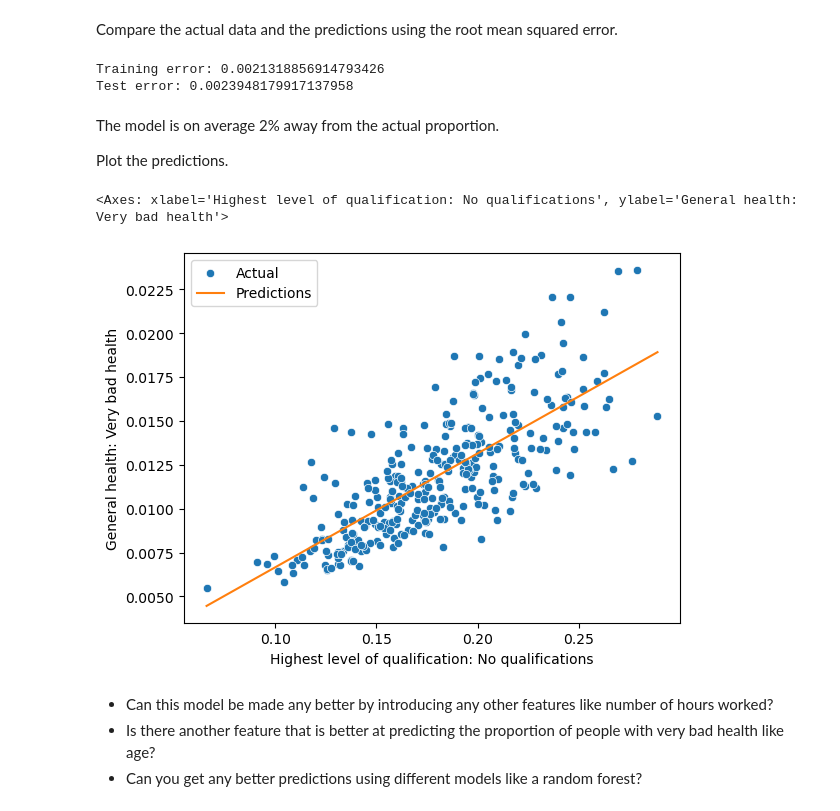
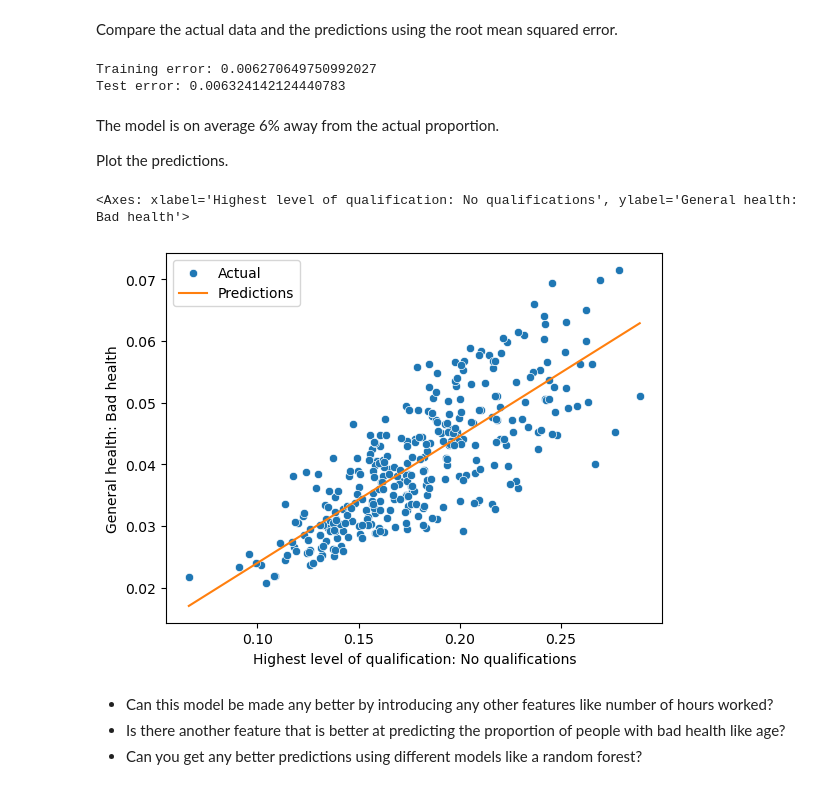
Before and after one commit to alexgregory1/work_experience_notebooks, a Jupyter notebook: notebook1.ipynb, the cells around one changed output. Cells and saved outputs as stored; diff of their text form; code cells hidden in the pictures.

```diff
--- a/notebook1.ipynb
+++ b/notebook1.ipynb
@@ -288,12 +297,12 @@ df_hea = pd.read_csv(
     usecols=[
         "geography",
         "General health: Total: All usual residents",
-        "General health: Very bad health"
+        "General health: Bad health"
     ]
 )
 
-# Make the very bad health and no qualifications columns relative to the total population
-df_hea["General health: Very bad health"] = df_hea["General health: Very bad health"].divide(
+# Make the bad health and no qualifications columns relative to the total population
+df_hea["General health: Bad health"] = df_hea["General health: Bad health"].divide(
     df_hea["General health: Total: All usual residents"],
 )
 df_edu["Highest level of qualification: No qualifications"] = df_edu["Highest level of qualification: No qualifications"].divide(
@@ -325,7 +334,7 @@ from sklearn import model_selection
 
 X_train, X_test, y_train, y_test = model_selection.train_test_split(
     df_merged["Highest level of qualification: No qualifications"],
-    df_merged["General health: Very bad health"],
+    df_merged["General health: Bad health"],
     test_size=0.25
 )
 
@@ -334,8 +343,8 @@ model = linear_model.LinearRegression()
 model.fit(X_train.to_frame(), y_train)
 
 # Store the model predictions in the dataframe
-df_merged.loc[X_train.index, "General health: Very bad health: Predicted"] = model.predict(X_train.to_frame())
-df_merged.loc[X_test.index, "General health: Very bad health: Predicted"] = model.predict(X_test.to_frame())
+df_merged.loc[X_train.index, "General health: Bad health: Predicted"] = model.predict(X_train.to_frame())
+df_merged.loc[X_test.index, "General health: Bad health: Predicted"] = model.predict(X_test.to_frame())
 
 # Log which rows were in training and which rows were used in testing
 df_merged.loc[X_train.index, "Training Set"] = True
@@ -357,45 +366,45 @@ from sklearn import metrics
 df_merged.loc[df_merged["Training Set"] == True]
 
 training_error = metrics.mean_squared_error(
-    df_merged.loc[df_merged["Training Set"] == True, "General health: Very bad health"],
-    df_merged.loc[df_merged["Training Set"] == True, "General health: Very bad health: Predicted"],
+    df_merged.loc[df_merged["Training Set"] == True, "General health: Bad health"],
+    df_merged.loc[df_merged["Training Set"] == True, "General health: Bad health: Predicted"],
     squared=False
 )
 
 test_error = metrics.mean_squared_error(
-    df_merged.loc[df_merged["Training Set"] == False, "General health: Very bad health"],
-    df_merged.loc[df_merged["Training Set"] == False, "General health: Very bad health: Predicted"],
+    df_merged.loc[df_merged["Training Set"] == False, "General health: Bad health"],
+    df_merged.loc[df_merged["Training Set"] == False, "General health: Bad health: Predicted"],
     squared=False
 )
 
 print(f"Training error: {training_error}")
 print(f"Test error: {test_error}")
 # %% [output]
-Training error: 0.0021318856914793426
-Test error: 0.0023948179917137958
+Training error: 0.006270649750992027
+Test error: 0.006324142124440783
 # %% [markdown]
-The model is on average 2% away from the actual proportion.
+The model is on average 6% away from the actual proportion.
 
 Plot the predictions.
 # %%
 sns.scatterplot(
     df_merged,
     x="Highest level of qualification: No qualifications",
-    y="General health: Very bad health",
+    y="General health: Bad health",
     label="Actual"
 )
 
 sns.lineplot(
     df_merged,
     x="Highest level of qualification: No qualifications",
-    y="General health: Very bad health: Predicted",
+    y="General health: Bad health: Predicted",
     color="tab:orange",
     label="Predictions"
 )
 # %% [output]
-<Axes: xlabel='Highest level of qualification: No qualifications', ylabel='General health: Very bad health'>
+<Axes: xlabel='Highest level of qualification: No qualifications', ylabel='General health: Bad health'>
-[figure, old version]
+[figure, new version]
 # %% [markdown]
 * Can this model be made any better by introducing any other features like number of hours worked?
-* Is there another feature that is better at predicting the proportion of people with very bad health like age?
+* Is there another feature that is better at predicting the proportion of people with bad health like age?
 * Can you get any better predictions using different models like a random forest?
```
Also changed, not shown: parts of 10 cells of this notebook.
